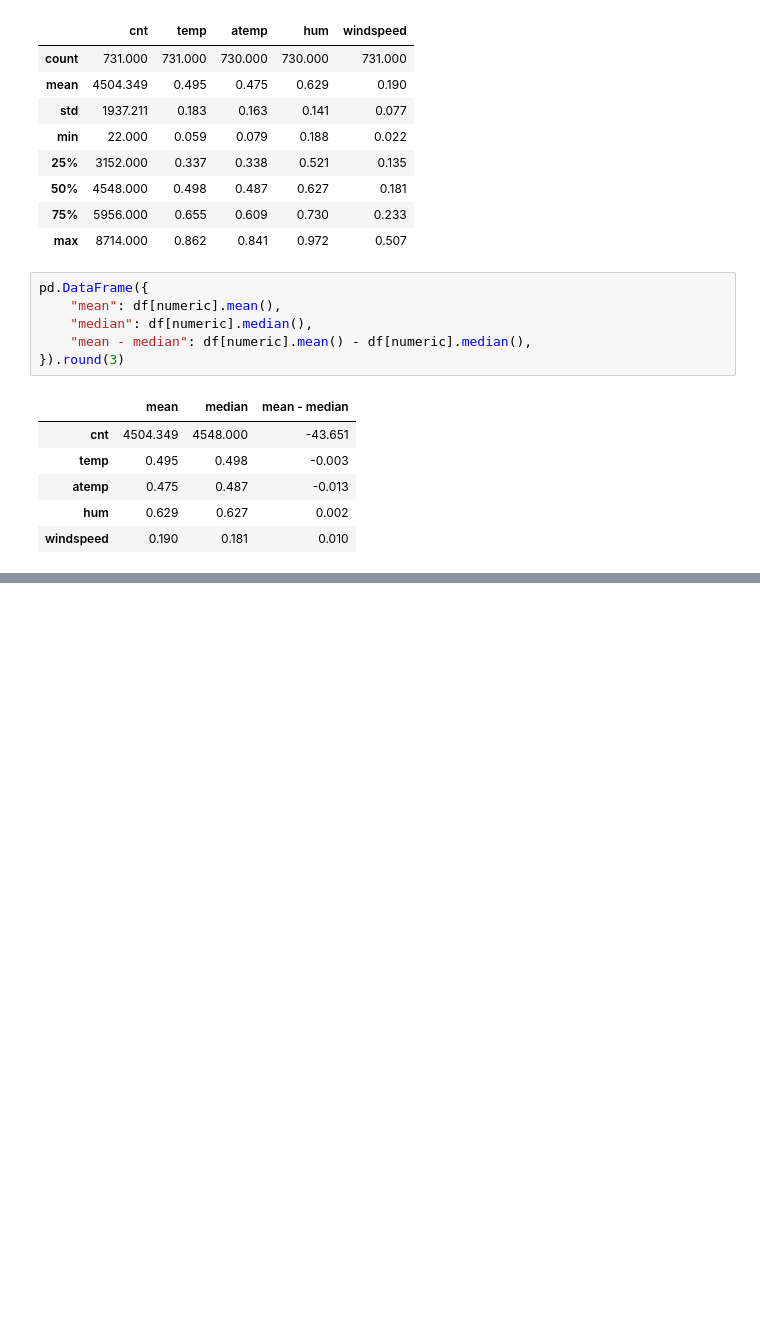
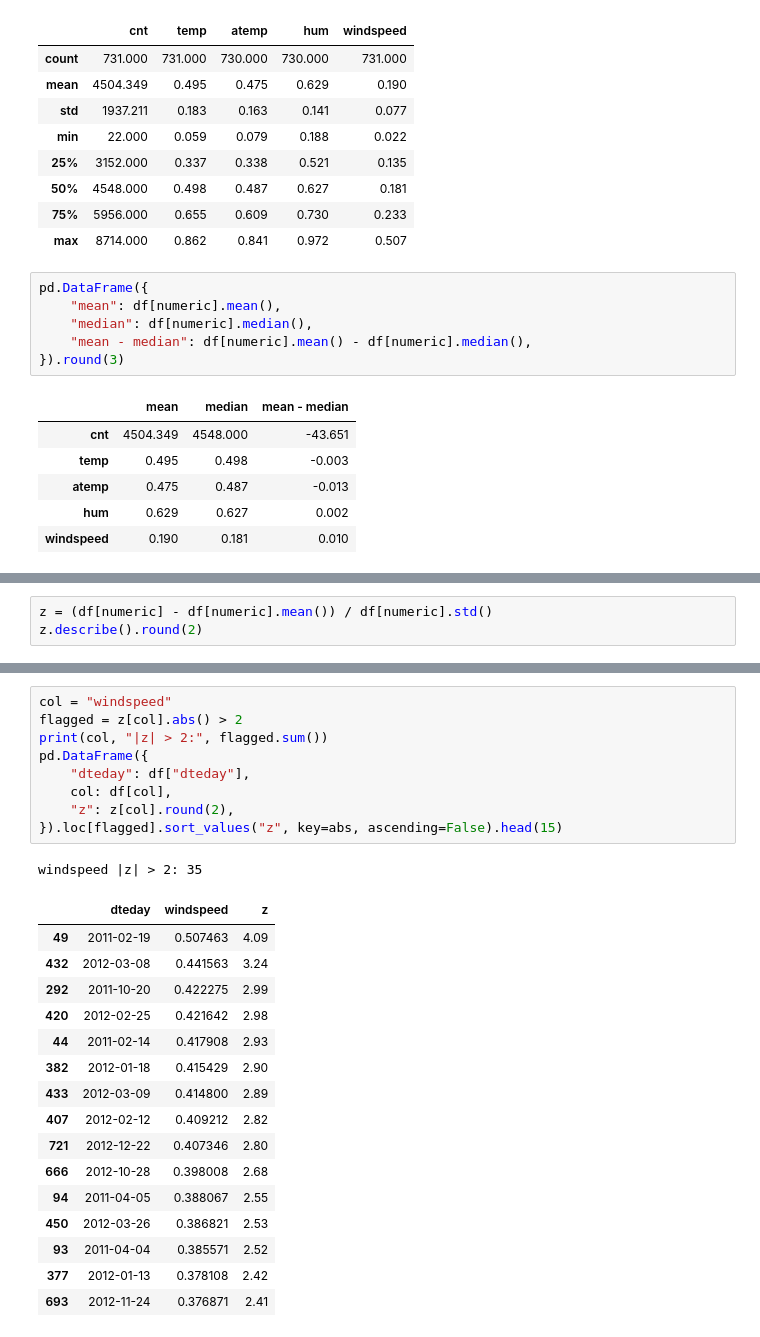
Before and after one commit to husnaaydn/bike-sharing-eda-project, a Jupyter notebook: bike_sharing_project.ipynb, the cells around one changed output, grey strips where cells are left out. Saved outputs shown, nothing was run; the diff lists cells and outputs as text; blank space fills up the shorter version.

```diff
--- a/bike_sharing_project.ipynb
+++ b/bike_sharing_project.ipynb
@@ -603,0 +716,3 @@ pd.DataFrame({
+# %%
+z = (df[numeric] - df[numeric].mean()) / df[numeric].std()
+z.describe().round(2)
@@ -603,0 +744,27 @@ pd.DataFrame({
+# %%
+col = "windspeed"
+flagged = z[col].abs() > 2
+print(col, "|z| > 2:", flagged.sum())
+pd.DataFrame({
+    "dteday": df["dteday"],
+    col: df[col],
+    "z": z[col].round(2),
+}).loc[flagged].sort_values("z", key=abs, ascending=False).head(15)
+# %% [output]
+windspeed |z| > 2: 35
+|  | dteday | windspeed | z |
+| 49 | 2011-02-19 | 0.507463 | 4.09 |
+| 432 | 2012-03-08 | 0.441563 | 3.24 |
+| 292 | 2011-10-20 | 0.422275 | 2.99 |
+| 420 | 2012-02-25 | 0.421642 | 2.98 |
+| 44 | 2011-02-14 | 0.417908 | 2.93 |
+| 382 | 2012-01-18 | 0.415429 | 2.90 |
+| 433 | 2012-03-09 | 0.414800 | 2.89 |
+| 407 | 2012-02-12 | 0.409212 | 2.82 |
+| 721 | 2012-12-22 | 0.407346 | 2.80 |
+| 666 | 2012-10-28 | 0.398008 | 2.68 |
+| 94 | 2011-04-05 | 0.388067 | 2.55 |
+| 450 | 2012-03-26 | 0.386821 | 2.53 |
+| 93 | 2011-04-04 | 0.385571 | 2.52 |
+| 377 | 2012-01-13 | 0.378108 | 2.42 |
+| 693 | 2012-11-24 | 0.376871 | 2.41 |
```
Also changed, not shown: parts of 12 cells of this notebook.
